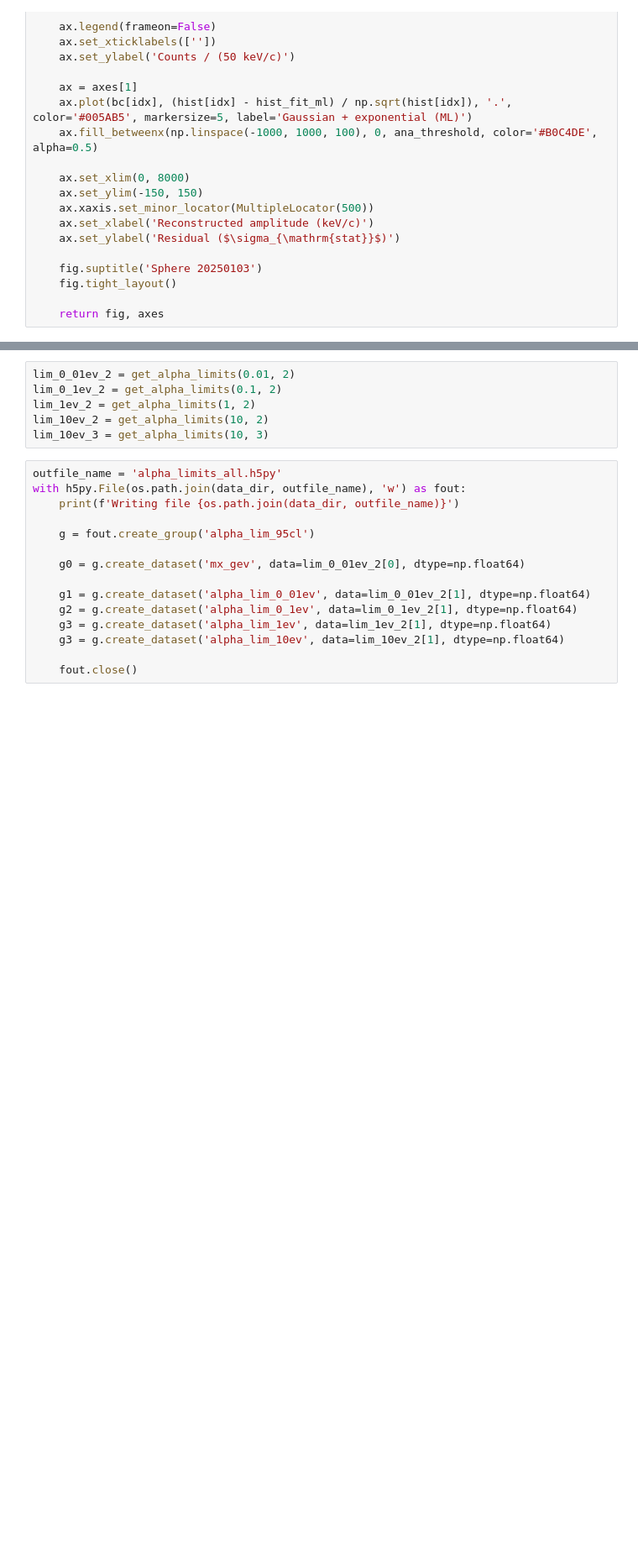
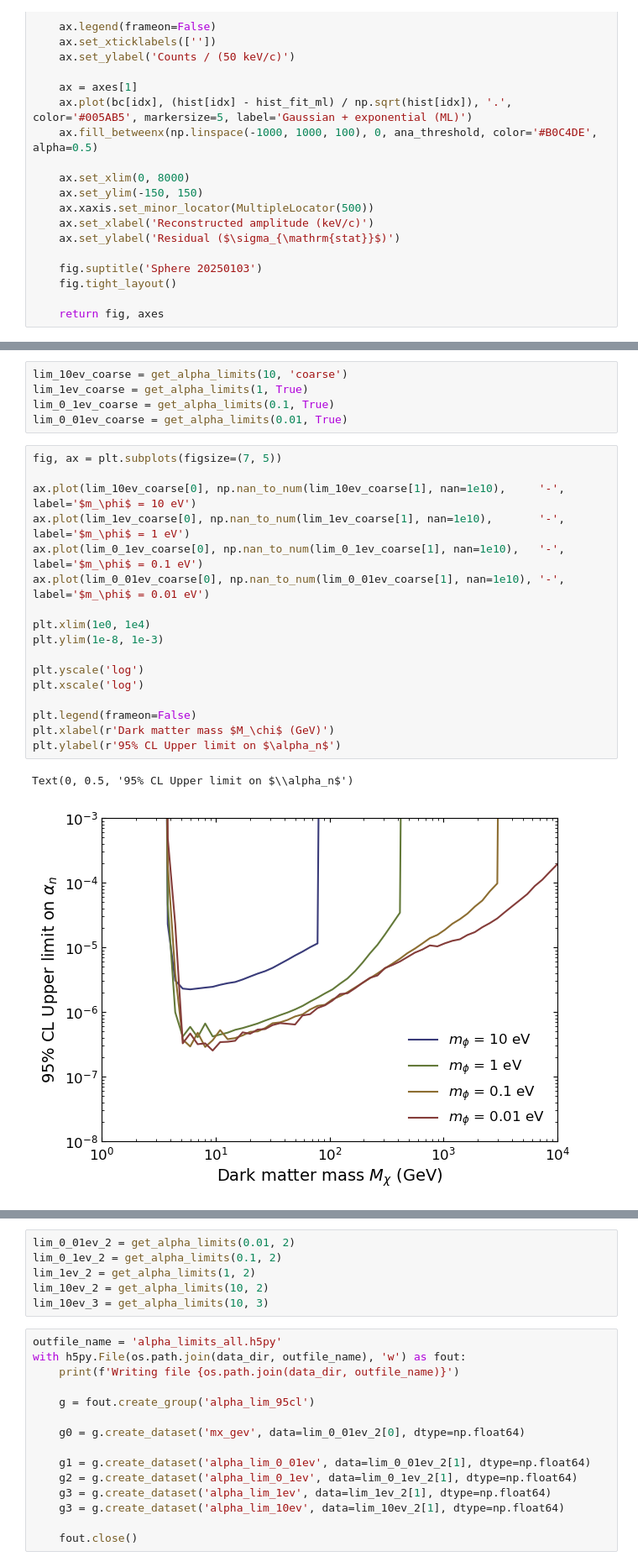
Before and after one commit to yuhants/dm_nanospheres, a Jupyter notebook: analysis_notebooks/sphere_20250103_dm_analysis.ipynb, the cells around one changed output, grey strips where cells are left out. Shown: that part at 84% size. Drawn from its saved outputs; the diff is of its cells as text; blank space fills up the shorter version.

```diff
--- a/analysis_notebooks/sphere_20250103_dm_analysis.ipynb
+++ b/analysis_notebooks/sphere_20250103_dm_analysis.ipynb
@@ -344,3 +350,28 @@ def get_alpha_limits(mphi, list_idx=0):
         alpha_upper[i] = get_upper_alpha(alpha_list, nlls[i])
 
     return mx_list, alpha_upper, alpha_list, nlls
+# %%
+lim_10ev_coarse = get_alpha_limits(10, 'coarse')
+lim_1ev_coarse = get_alpha_limits(1, True)
+lim_0_1ev_coarse = get_alpha_limits(0.1, True)
+lim_0_01ev_coarse = get_alpha_limits(0.01, True)
+# %%
+fig, ax = plt.subplots(figsize=(7, 5))
+
+ax.plot(lim_10ev_coarse[0], np.nan_to_num(lim_10ev_coarse[1], nan=1e10),     '-', label='$m_\phi$ = 10 eV')
+ax.plot(lim_1ev_coarse[0], np.nan_to_num(lim_1ev_coarse[1], nan=1e10),       '-', label='$m_\phi$ = 1 eV')
+ax.plot(lim_0_1ev_coarse[0], np.nan_to_num(lim_0_1ev_coarse[1], nan=1e10),   '-', label='$m_\phi$ = 0.1 eV')
+ax.plot(lim_0_01ev_coarse[0], np.nan_to_num(lim_0_01ev_coarse[1], nan=1e10), '-', label='$m_\phi$ = 0.01 eV')
+
+plt.xlim(1e0, 1e4)
+plt.ylim(1e-8, 1e-3)
+
+plt.yscale('log')
+plt.xscale('log')
+
+plt.legend(frameon=False)
+plt.xlabel(r'Dark matter mass $M_\chi$ (GeV)')
+plt.ylabel(r'95% CL Upper limit on $\alpha_n$')
+# %% [output]
+Text(0, 0.5, '95% CL Upper limit on $\\alpha_n$')
+[figure, added]
```
Also changed, not shown: parts of 14 cells of this notebook, 17 other files.
